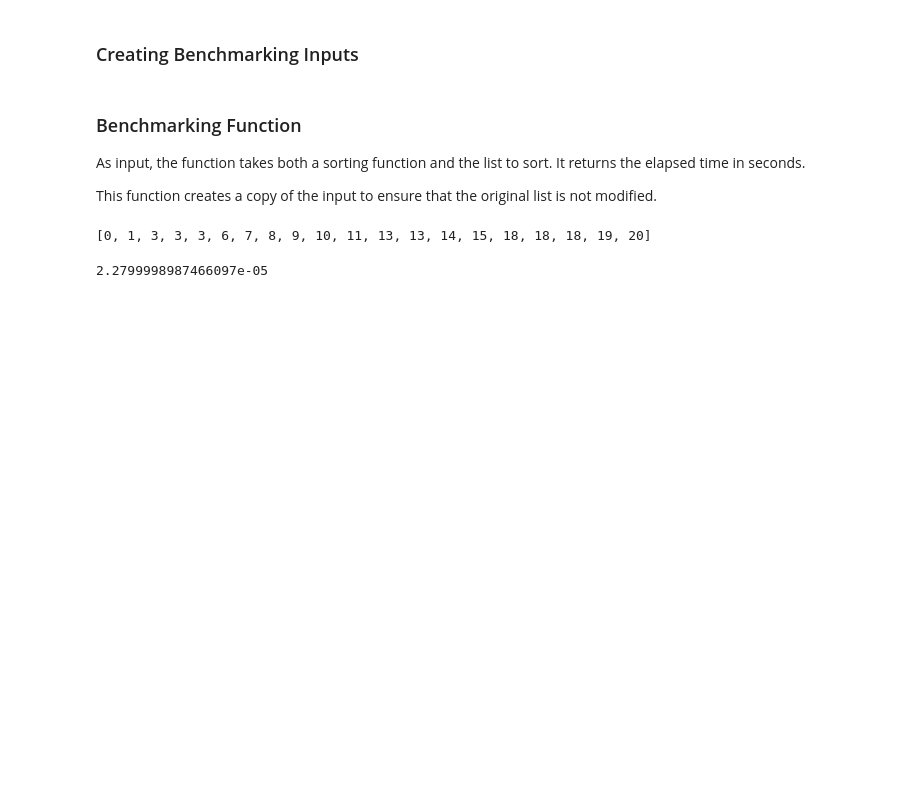
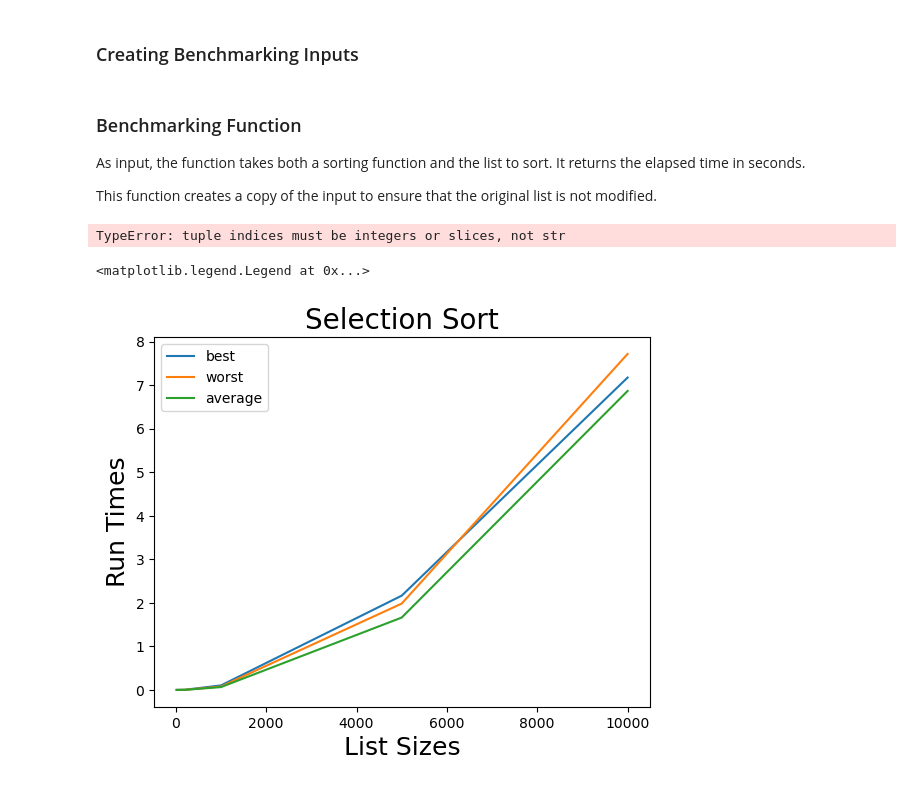
Before and after one commit to cjbass02/CSC33310-Program2, a Jupyter notebook: CSC3310_program2_group12.ipynb, the cells around one changed output. Drawn from its saved outputs; the diff is of its cells as text; code cells hidden in the pictures; blank space fills up the shorter version.

Commit message:
Graph start

```diff
--- a/CSC3310_program2_group12.ipynb
+++ b/CSC3310_program2_group12.ipynb
@@ -122,6 +119,10 @@ average_200 = create_random_array(200)
 average_1000 = create_random_array(1000)
 average_5000 = create_random_array(5000)
 average_10000 = create_random_array(10000)
+list_sizes = [20,200,1000,5000,10000]
+fowards = [forwards_20,forwards_200,forwards_1000,forwards_5000,forwards_10000]
+backwards = [backwards_20,backwards_200,backwards_1000,backwards_5000,backwards_10000]
+average = [average_20,average_200,average_1000,average_5000,average_10000]
 # %% [markdown]
 ### Benchmarking Function
 As input, the function takes both a sorting function and the list to sort. It returns the elapsed time in seconds.
@@ -139,6 +139,17 @@ def benchmark(algorithm, arr):
     return end_time - start_time
-# %%
-benchmark(selection, average_20)
-# %% [output]
-[0, 1, 3, 3, 3, 6, 7, 8, 9, 10, 11, 13, 13, 14, 15, 18, 18, 18, 19, 20]
-2.2799998987466097e-05
+# %%
+time_fowards_selection = []
+time_backwards_selection = []
+time_average_selection = []
+time_fowards_insertion = []
+time_backwards_insertion = []
+time_average_insertion = []
+for arr in fowards:
+    time_fowards_selection.append(benchmark(selection, arr))
+    time_fowards_insertion.append(benchmark(insertion, arr))
+for arr in backwards:
+    time_backwards_selection.append(benchmark(selection, arr))
+    time_backwards_insertion.append(benchmark(insertion, arr))
+for arr in average:
+    time_average_selection.append(benchmark(selection, arr))
+    time_average_insertion.append(benchmark(insertion, arr))
@@ -144,0 +159,15 @@ benchmark(selection, average_20)
+# %%
+m_selection_best = linregress (np.log(list_sizes) , np.log(time_fowards_selection) )
+m_insertion_best = linregress (np.log(list_sizes) , np.log(time_fowards_insertion) )
+m_selection_worst = linregress (np.log(list_sizes) , np.log(time_backwards_selection) )
+m_insertion_worst = linregress (np.log(list_sizes) , np.log(time_backwards_insertion) )
+m_selection_avg = linregress (np.log(list_sizes) , np.log(time_average_selection) )
+m_insertion_avg = linregress (np.log(list_sizes) , np.log(time_average_insertion) )
+print(m_selection_best['slope'])
+print(m_insertion_best)
+print(m_selection_worst)
+print(m_insertion_worst)
+print(m_selection_avg)
+print(m_insertion_avg)
+# %% [output]
+TypeError: tuple indices must be integers or slices, not str
@@ -144,0 +176,11 @@ benchmark(selection, average_20)
+# %%
+plt.plot(list_sizes, time_fowards_selection, label="best")
+plt.plot(list_sizes, time_backwards_selection, label="worst")
+plt.plot(list_sizes, time_average_selection, label="average")
+plt.xlabel("List Sizes", fontsize=18)
+plt.ylabel("Run Times", fontsize=18)
+plt.title("Selection Sort", fontsize=20)
+plt.legend()
+# %% [output]
+<matplotlib.legend.Legend at 0x...>
+[figure, added]
```
Also changed, not shown: parts of 5 cells of this notebook.
